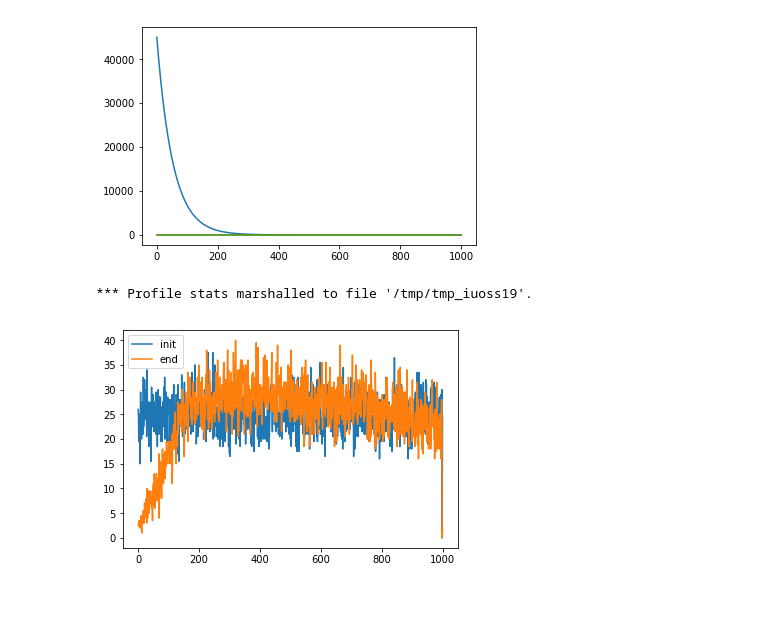
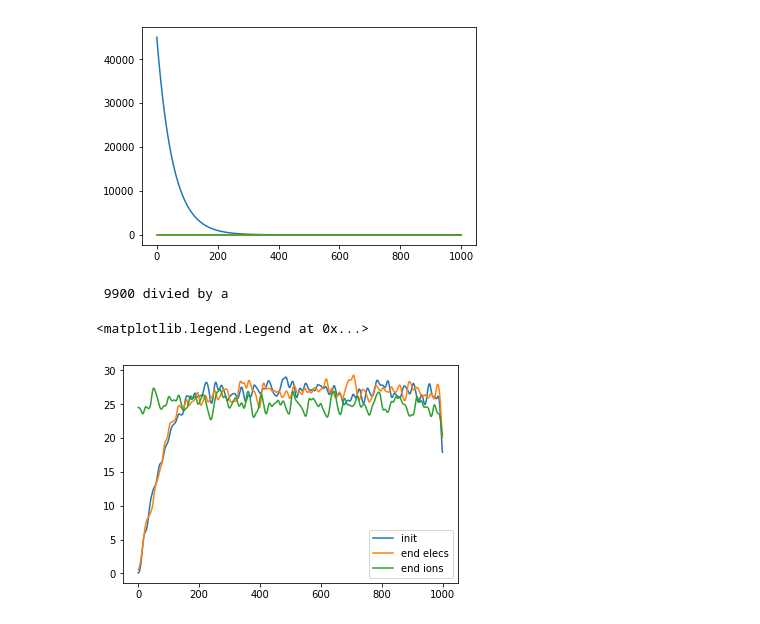
Before and after one commit to antoinetavant/1D_PIC, a Jupyter notebook: Main.ipynb, the cells around one changed output. Drawn from its saved outputs; the diff is of its cells as text; code cells hidden in the pictures.

```diff
--- a/Main.ipynb
+++ b/Main.ipynb
@@ -62,35 +66,34 @@ plt.show()
 # %% [output]
 [figure]
 # %%
-%%snakeviz
-
 #plt.hist(pla.ele.x,label="start",bins=Nx);
-Nt = 100
+Nt = 10000
 n_av = 100
 a = 1.2
 pla.compute_rho()
-plt.plot(pla.ne,label = "init");
+plt.plot(smooth(pla.ne),label = "init");
 
-for i in np.arange(Nt):
+for nt in np.arange(Nt):
     pla.pusher()
     pla.boundary()
-
     pla.compute_rho()
 
-
     #We need to had boundary
-    if i > 1 and i%n_av ==0:
-        ie = pla.history["Ie_w"][-n_av:]
-        ii = pla.history["Ii_w"][-n_av:]
+    if nt > 1 and nt%n_av ==0:
+        ie = pla.history["Ie_c"][-n_av:]
+        ii = pla.history["Ii_c"][-n_av:]
         if ie > ii :
-            print(i,"times a")
+            print("\r",nt,"times a",end="")
             pla.E[:,0] *= a
         else:
-            print(i,"divied by a")
+            print("\r",nt,"divied by a",end="")
             pla.E[:,0] /= a
 
-plt.plot(pla.ne,label = "end");
+plt.plot(smooth(pla.ne),label = "end elecs");
+plt.plot(smooth(pla.ni),label = "end ions");
+
 plt.legend()
 # %% [output]
-*** Profile stats marshalled to file '/tmp/tmp_iuoss19'.
+ 9900 divied by a
+<matplotlib.legend.Legend at 0x...>
-[figure, old version]
+[figure, new version]
```
Also changed, not shown: parts of 10 cells of this notebook, 3 other files.
